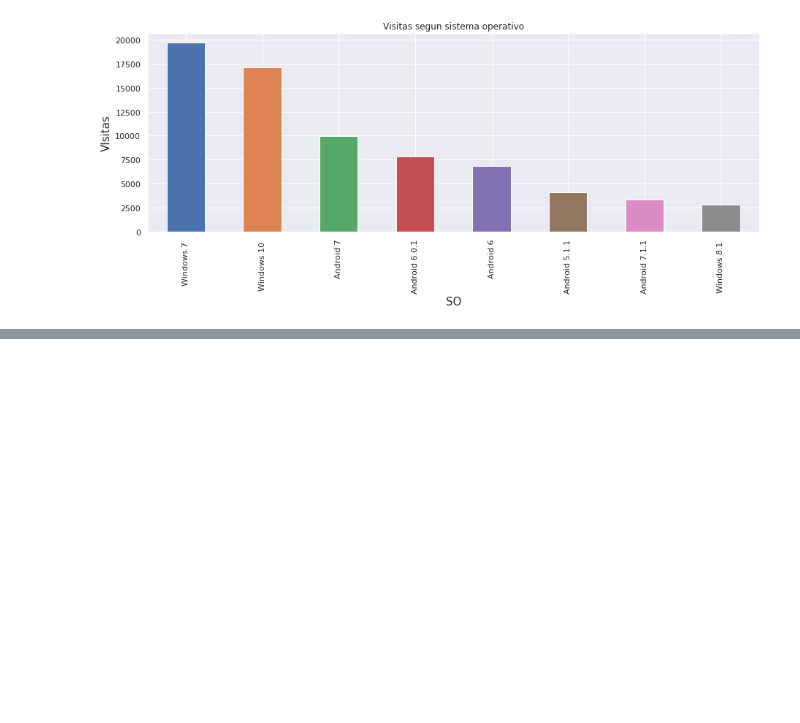
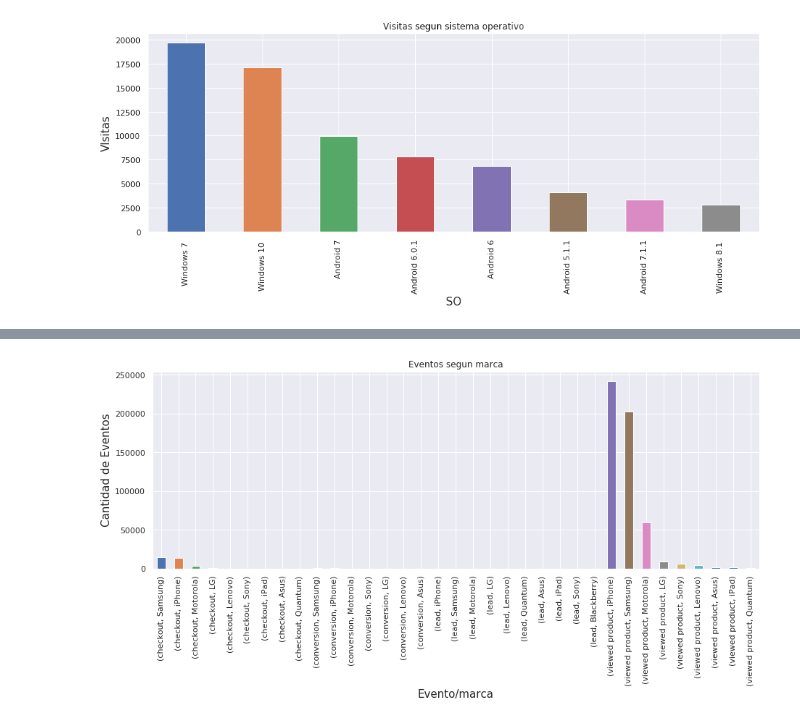
Before and after one commit to btusca/7506, a Jupyter notebook: TP2018/TP1.ipynb, the cells around one changed output, grey strips where cells are left out. Drawn from its saved outputs; the diff is of its cells as text; code cells hidden in the pictures; blank space fills up the shorter version.

```diff
--- a/TP2018/TP1.ipynb
+++ b/TP2018/TP1.ipynb
@@ -11,6 +11,3 @@ plt.style.use('seaborn-darkgrid')
 sns.set(rc={'figure.figsize':(15.7,10.27)})
 # %%
 events = pd.read_csv('/home/nicolas/Descargas/spark-2.3.1-bin-hadoop2.7/events.csv')
-# %%
-events['timestamp'] =  pd.to_datetime(events['timestamp'])
-events['operating_system_version'] = events['operating_system_version'].astype('|S')
@@ -84 +14,7 @@ events_groupby_OS
+# %%
+events['timestamp'] =  pd.to_datetime(events['timestamp'])
+events[['marca','modelo']] = events['model'].dropna().str.split(' ',n=1,expand=True)
+events['weekday']=events['timestamp'].apply(lambda x: x.day_name())
+events['hour']=events['timestamp'].dt.hour
+events['month']=events['timestamp'].dt.month_name
 # %%
@@ -211,0 +178,9 @@ plt.show()
+# %%
+#Grafico Numero Eventos segun tupla Evento/Marca
+events.loc[events['marca'].notnull()].groupby('event')['marca'].value_counts().plot(kind='bar',figsize=(15,5))
+plt.title('Eventos segun marca')
+plt.ylabel("Cantidad de Eventos", size=15)
+plt.xlabel("Evento/marca", size=15)
+plt.show()
+# %% [output]
+[figure, added]
```
Also changed, not shown: parts of 29 cells of this notebook.
